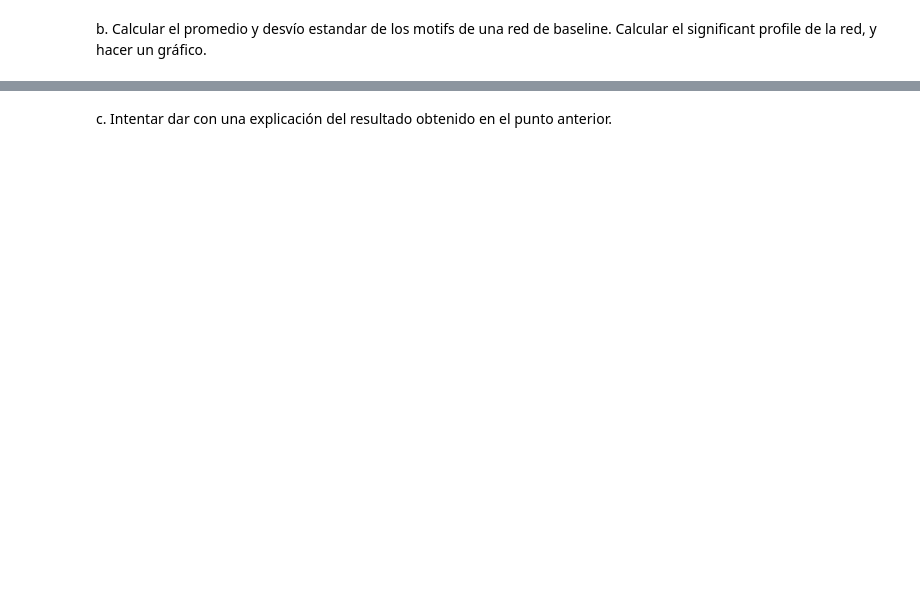
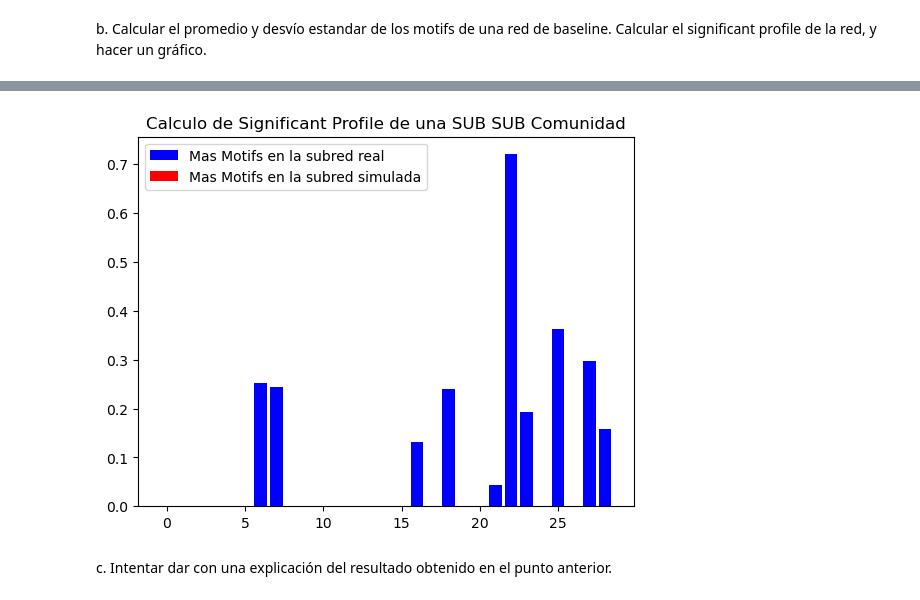
Before and after one commit to mateocapon/teoria-de-algoritmos2-tp1, a Jupyter notebook: TP1-104258.ipynb, the cells around one changed output, grey strips where cells are left out. Cells and saved outputs as stored; diff of their text form; code cells hidden in the pictures; blank space fills up the shorter version.

```diff
--- a/TP1-104258.ipynb
+++ b/TP1-104258.ipynb
@@ -599,2 +605,13 @@ Este último cálculo con 639 aristas y 50 nodos tardó más de 2 horas en ejecu
 # %% [markdown]
 b. Calcular el promedio y desvío estandar de los motifs de una red de baseline. Calcular el significant profile de la red, y hacer un gráfico.
+# %%
+# Calculo los motifs de la sub sub comunidad.
+
+sub_communities = nx.community.louvain_communities(G_subnet, seed=42)
+one_community = list(sub_communities)[0]
+G_subsubnet = G_subnet.copy()
+nodes_to_remove = [node for node in G_subnet.nodes() if node not in one_community]
+G_subsubnet.remove_nodes_from(nodes_to_remove)
+# %%
+motifs_subsubnet = calcular_motifs(G_subsubnet, MAX_MOTIFS)
+motifs_subsubnet
@@ -601,12 +622,12 @@ b. Calcular el promedio y desvío estandar de los motifs de una red de baseline.
 # %%
 from motifs.calculos import motif_grafo_eleatorios, significance_profile
 
-n_subnet = G_subnet.number_of_nodes()
-mean_degree_subnet = sum(dict(G_subnet.degree()).values()) / len(G_subnet)
-p_subnet = mean_degree_subnet / (n_subnet - 1)
+n_subsubnet = G_subsubnet.number_of_nodes()
+mean_degree_subnet = sum(dict(G_subsubnet.degree()).values()) / len(G_subsubnet)
+p_subsubnet = mean_degree_subnet / (n_subnet - 1)
 
 # Uso como red Baseline Erdos Renyi.
 
-N_rand_prom, N_rand_stds = motif_grafo_eleatorios(lambda: nx.erdos_renyi_graph(n_subnet, p_subnet), MAX_MOTIFS, iters=15)
+N_rand_prom, N_rand_stds = motif_grafo_eleatorios(lambda: nx.erdos_renyi_graph(n_subsubnet, p_subsubnet), MAX_MOTIFS, iters=15)
 # %% [output]
 Iteracion 1
@@ -648,4 +648,4 @@ KeyboardInterrupt
 # %%
-N_real = motifs
+N_real = motifs_subsubnet
 
 SP = significance_profile(N_real, N_rand_prom, N_rand_stds)
@@ -652,2 +663,15 @@ SP = significance_profile(N_real, N_rand_prom, N_rand_stds)
+# %%
+positive_values = [val if val >= 0 else 0 for val in SP]
+negative_values = [val if val < 0 else 0 for val in SP]
+
+x = range(len(SP))
+plt.bar(x, positive_values, color='b', label='Mas Motifs en la subred real')
+plt.bar(x, negative_values, color='r', label='Mas Motifs en la subred simulada')
+
+plt.legend()
+plt.title("Calculo de Significant Profile de una SUB SUB Comunidad")
+plt.show()
+# %% [output]
+[figure, added]
 # %% [markdown]
 c. Intentar dar con una explicación del resultado obtenido en el punto anterior.
```
Also changed, not shown: parts of 10 cells of this notebook.
